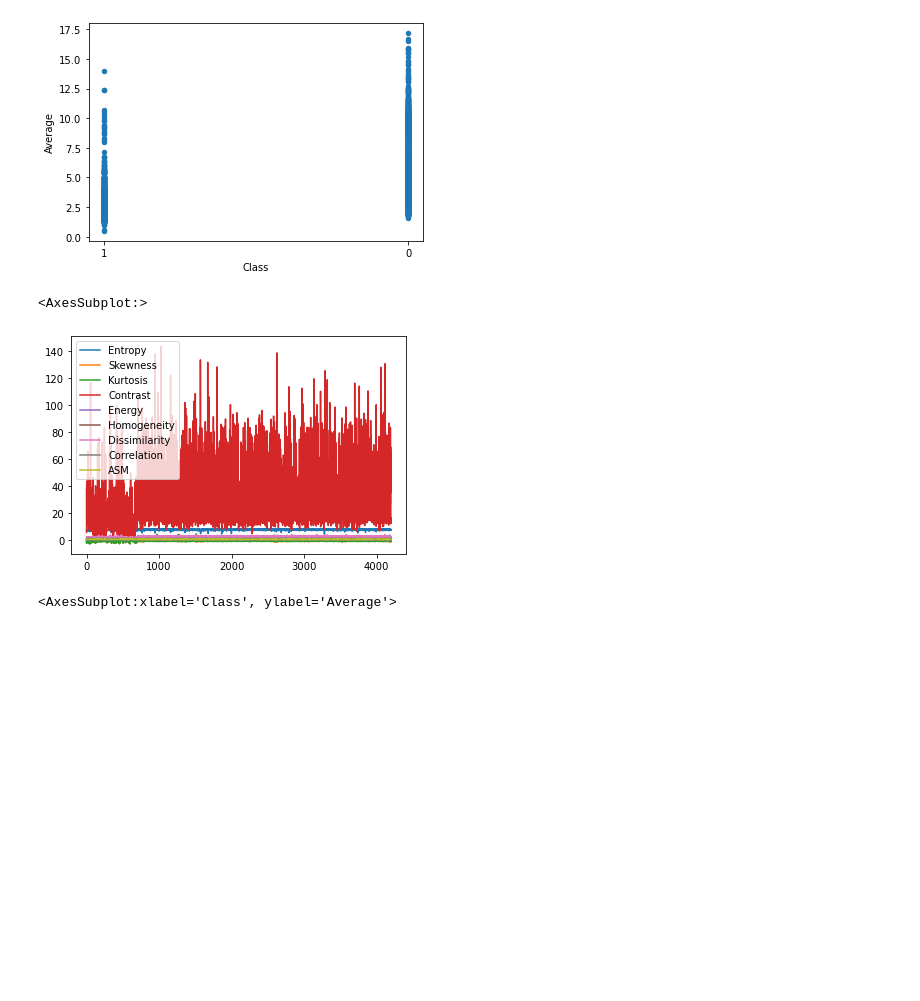
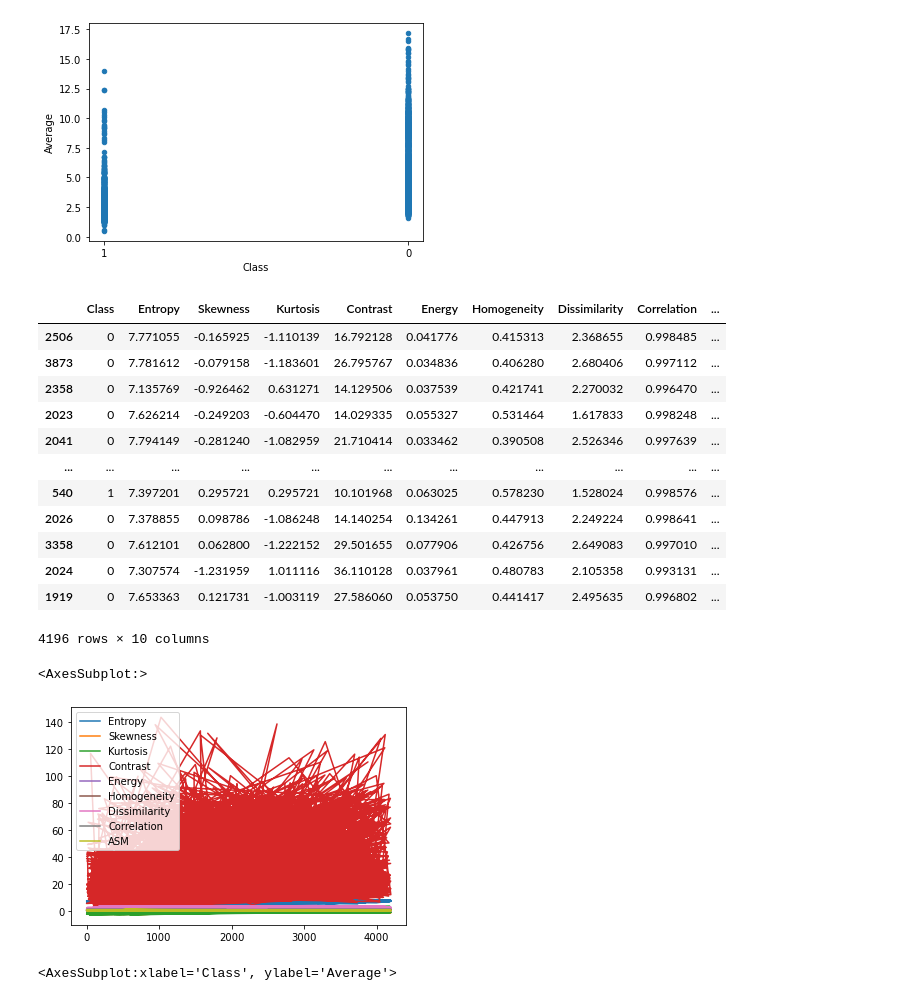
Before and after one commit to sameertak/Tuberculosis-Detection, a Jupyter notebook: Untitled.ipynb, the cells around one changed output. Saved outputs shown, nothing was run; the diff lists cells and outputs as text; code cells hidden in the pictures; blank space fills up the shorter version.

```diff
--- a/Untitled.ipynb
+++ b/Untitled.ipynb
@@ -120,6 +128,23 @@ summary.plot(kind='scatter',x="Class", y="Average")
 # %% [output]
 <AxesSubplot:xlabel='Class', ylabel='Average'>
 [figure]
+# %%
+df = df.sample(frac=1)
+df
+# %% [output]
+|  | Class | Entropy | Skewness | Kurtosis | Contrast | Energy | Homogeneity | Dissimilarity | Correlation | ... |
+| 2506 | 0 | 7.771055 | -0.165925 | -1.110139 | 16.792128 | 0.041776 | 0.415313 | 2.368655 | 0.998485 | ... |
+| 3873 | 0 | 7.781612 | -0.079158 | -1.183601 | 26.795767 | 0.034836 | 0.406280 | 2.680406 | 0.997112 | ... |
+| 2358 | 0 | 7.135769 | -0.926462 | 0.631271 | 14.129506 | 0.037539 | 0.421741 | 2.270032 | 0.996470 | ... |
+| 2023 | 0 | 7.626214 | -0.249203 | -0.604470 | 14.029335 | 0.055327 | 0.531464 | 1.617833 | 0.998248 | ... |
+| 2041 | 0 | 7.794149 | -0.281240 | -1.082959 | 21.710414 | 0.033462 | 0.390508 | 2.526346 | 0.997639 | ... |
+| ... | ... | ... | ... | ... | ... | ... | ... | ... | ... | ... |
+| 540 | 1 | 7.397201 | 0.295721 | 0.295721 | 10.101968 | 0.063025 | 0.578230 | 1.528024 | 0.998576 | ... |
+| 2026 | 0 | 7.378855 | 0.098786 | -1.086248 | 14.140254 | 0.134261 | 0.447913 | 2.249224 | 0.998641 | ... |
+| 3358 | 0 | 7.612101 | 0.062800 | -1.222152 | 29.501655 | 0.077906 | 0.426756 | 2.649083 | 0.997010 | ... |
+| 2024 | 0 | 7.307574 | -1.231959 | 1.011116 | 36.110128 | 0.037961 | 0.480783 | 2.105358 | 0.993131 | ... |
+| 1919 | 0 | 7.653363 | 0.121731 | -1.003119 | 27.586060 | 0.053750 | 0.441417 | 2.495635 | 0.996802 | ... |
+4196 rows × 10 columns
 # %%
 Y = df[['Class']]
 X = df.drop(['Class'], axis=1)
@@ -128,7 +153,7 @@ import matplotlib.pyplot as plt
 X.plot()
 # %% [output]
 <AxesSubplot:>
-[figure, old version]
+[figure, new version]
 # %%
 summary['Class'].value_counts()
 pd.crosstab(summary['Average'],columns='count',normalize=True)
```
Also changed, not shown: parts of 30 cells of this notebook, 2 other files.
